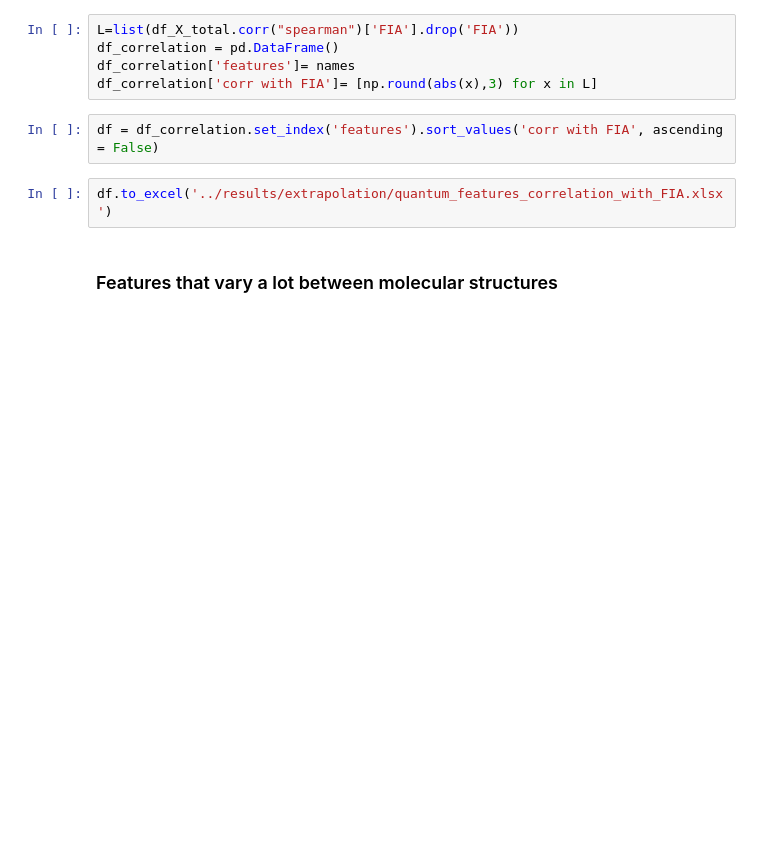
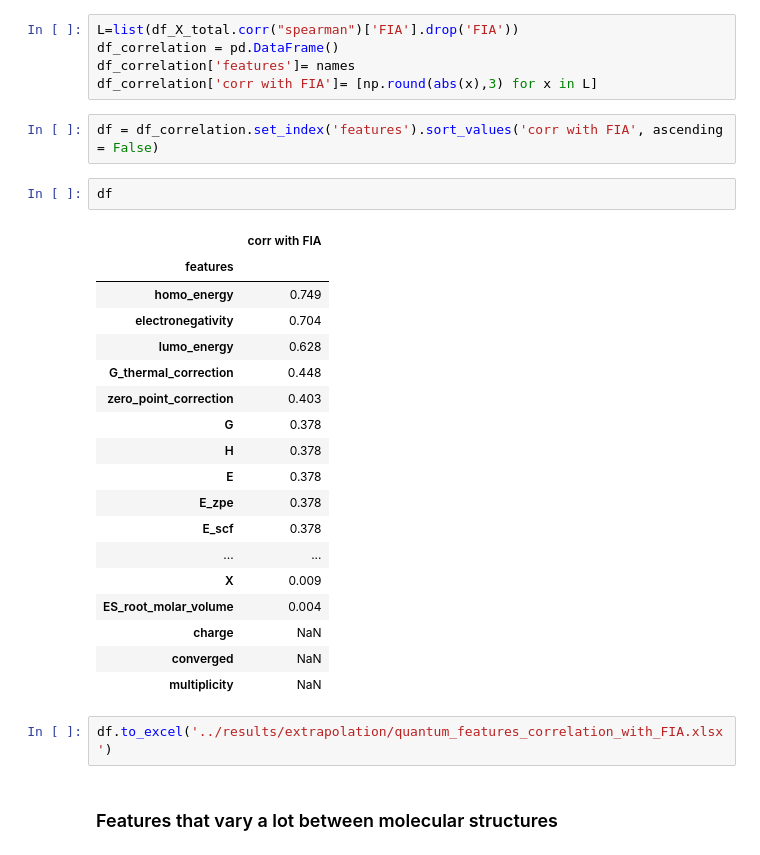
Before and after one commit to jfenogli/XAI_boron_LA, a Jupyter notebook: notebooks/Extrapolation.ipynb, the cells around one changed output. Saved outputs shown, nothing was run; the diff lists cells and outputs as text; blank space fills up the shorter version.

```diff
--- a/notebooks/Extrapolation.ipynb
+++ b/notebooks/Extrapolation.ipynb
@@ -256,6 +256,27 @@ df_correlation['features']= names
 df_correlation['corr with FIA']= [np.round(abs(x),3) for x in L]
 # %%
 df = df_correlation.set_index('features').sort_values('corr with FIA', ascending = False)
+# %%
+df
+# %% [output]
+|  | corr with FIA |
+| features |  |
+| homo_energy | 0.749 |
+| electronegativity | 0.704 |
+| lumo_energy | 0.628 |
+| G_thermal_correction | 0.448 |
+| zero_point_correction | 0.403 |
+| G | 0.378 |
+| H | 0.378 |
+| E | 0.378 |
+| E_zpe | 0.378 |
+| E_scf | 0.378 |
+| ... | ... |
+| X | 0.009 |
+| ES_root_molar_volume | 0.004 |
+| charge | NaN |
+| converged | NaN |
+| multiplicity | NaN |
 # %%
 df.to_excel('../results/extrapolation/quantum_features_correlation_with_FIA.xlsx')
 # %% [markdown]
```
Also changed, not shown: parts of 2 cells of this notebook, 4 other files.
